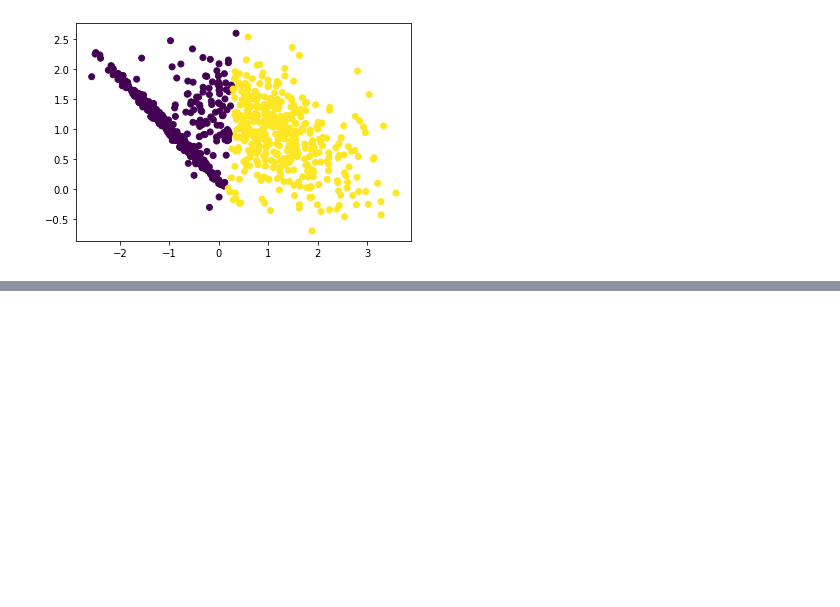
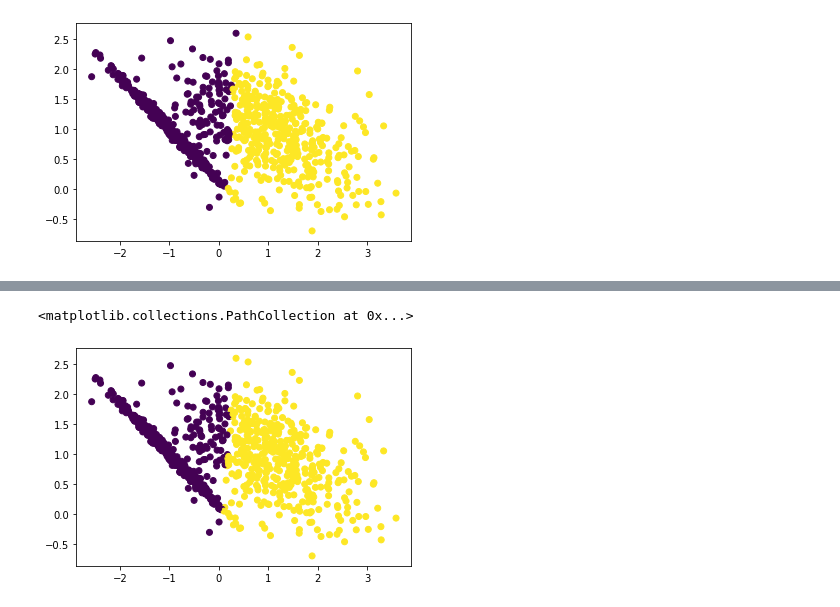
Before and after one commit to arghhjayy/ML-Notebooks, a Jupyter notebook: Clustering Methods.ipynb, the cells around one changed output, grey strips where cells are left out. Saved outputs shown, nothing was run; the diff lists cells and outputs as text; code cells hidden in the pictures; blank space fills up the shorter version.

Commit message:
Add MiniBatch K-Means and Mean Shift

```diff
--- a/Clustering Methods.ipynb
+++ b/Clustering Methods.ipynb
@@ -248,0 +267,9 @@ plt.scatter(X[:, 0], X[:, 1], c=preds)
+# %%
+model = MiniBatchKMeans(n_clusters=2, batch_size = 50)
+model.fit(X)
+
+preds = model.predict(X)
+plt.scatter(X[:, 0], X[:, 1], c=preds)
+# %% [output]
+<matplotlib.collections.PathCollection at 0x...>
+[figure, added]
```
Also changed, not shown: parts of 7 cells of this notebook.
